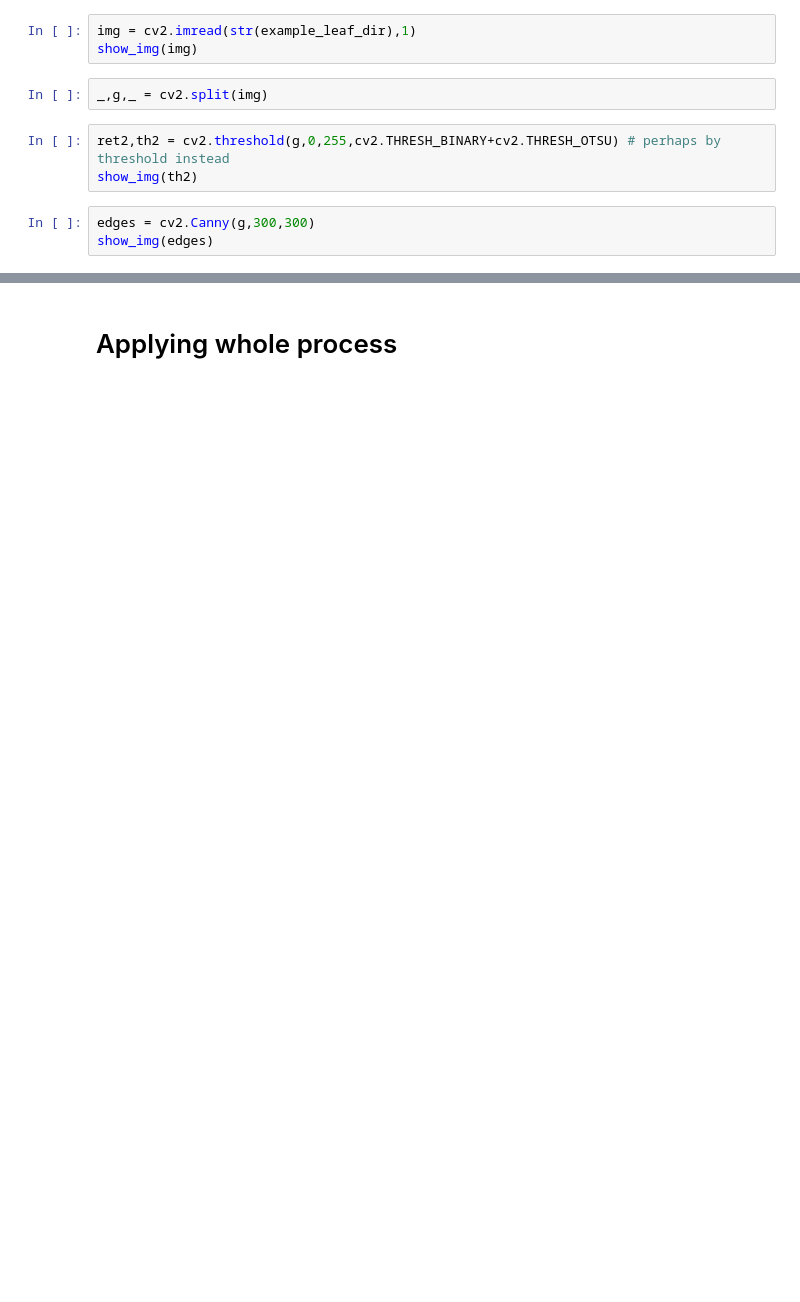
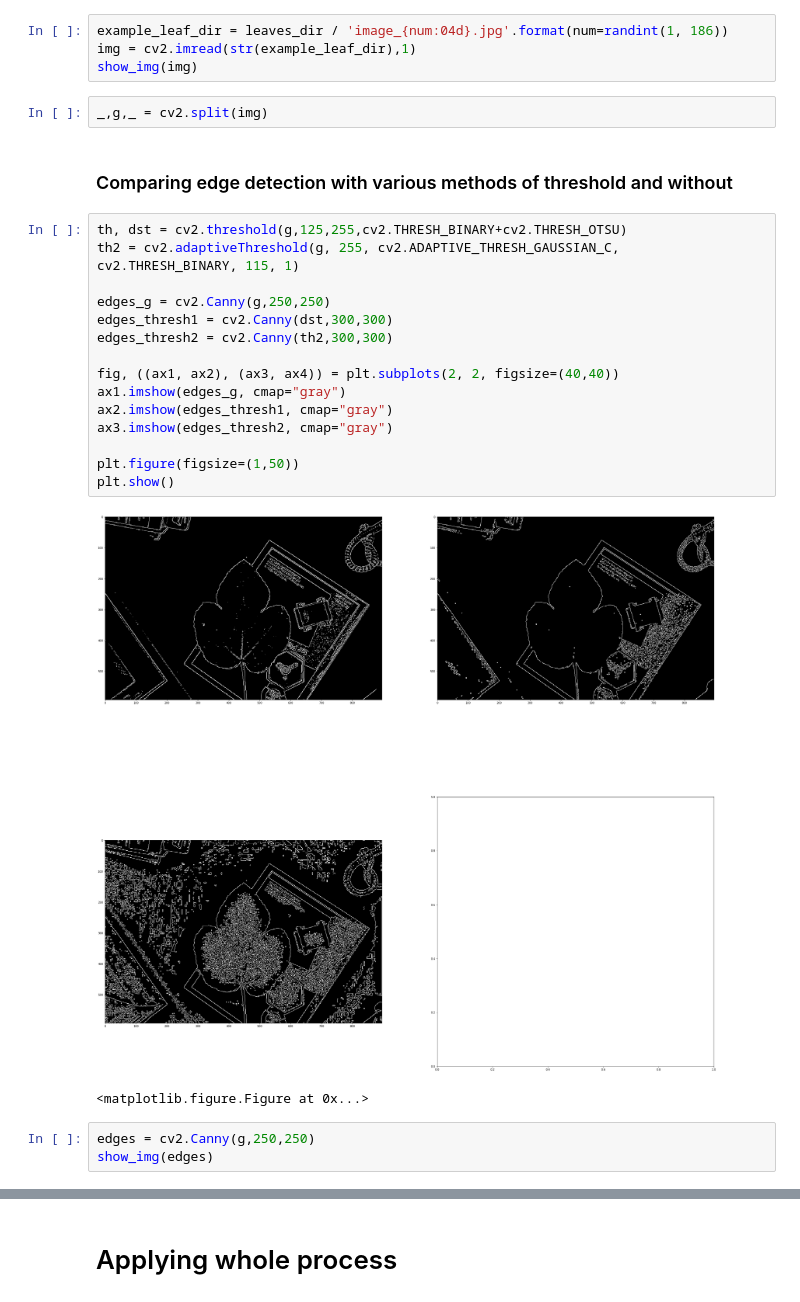
Before and after one commit to alcaster/Image-Processing-leaves-car_plates, a Jupyter notebook: source/Leaves.ipynb, the cells around one changed output, grey strips where cells are left out. Cells and saved outputs as stored; diff of their text form; blank space fills up the shorter version.

Commit message:
Adds requirements, KNN and comparison of edge detection with/without threshold

```diff
--- a/source/Leaves.ipynb
+++ b/source/Leaves.ipynb
@@ -24,13 +26,31 @@ def show_img(img):
 # %% [markdown]
 # Testing each step
 # %%
+example_leaf_dir = leaves_dir / 'image_{num:04d}.jpg'.format(num=randint(1, 186))
 img = cv2.imread(str(example_leaf_dir),1)
 show_img(img)
 # %%
 _,g,_ = cv2.split(img)
-# %%
-ret2,th2 = cv2.threshold(g,0,255,cv2.THRESH_BINARY+cv2.THRESH_OTSU) # perhaps by threshold instead
-show_img(th2)
+# %% [markdown]
+### Comparing edge detection with various methods of threshold and without
+# %%
+th, dst = cv2.threshold(g,125,255,cv2.THRESH_BINARY+cv2.THRESH_OTSU)
+th2 = cv2.adaptiveThreshold(g, 255, cv2.ADAPTIVE_THRESH_GAUSSIAN_C, cv2.THRESH_BINARY, 115, 1)
+
+edges_g = cv2.Canny(g,250,250)
+edges_thresh1 = cv2.Canny(dst,300,300)
+edges_thresh2 = cv2.Canny(th2,300,300)
+
+fig, ((ax1, ax2), (ax3, ax4)) = plt.subplots(2, 2, figsize=(40,40))
+ax1.imshow(edges_g, cmap="gray")
+ax2.imshow(edges_thresh1, cmap="gray")
+ax3.imshow(edges_thresh2, cmap="gray")
+
+plt.figure(figsize=(1,50))
+plt.show()
+# %% [output]
+[figure, added]
+<matplotlib.figure.Figure at 0x...>
 # %%
-edges = cv2.Canny(g,300,300)
+edges = cv2.Canny(g,250,250)
 show_img(edges)
```
Also changed, not shown: parts of 14 cells of this notebook, 1 other file.
